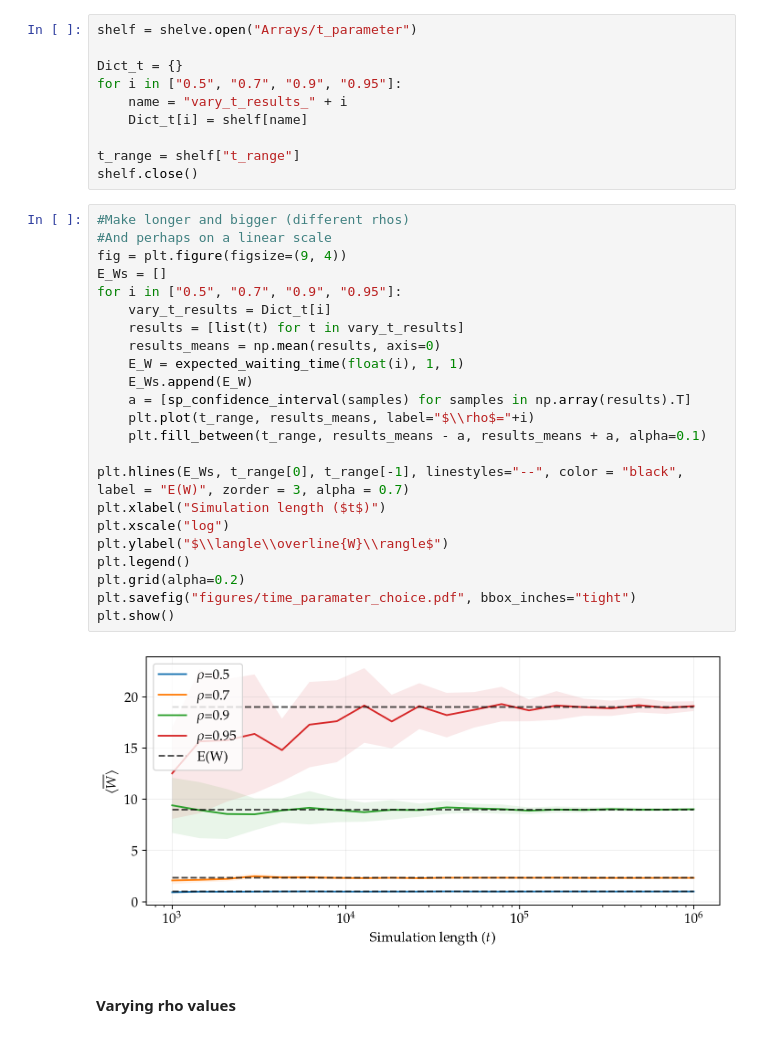
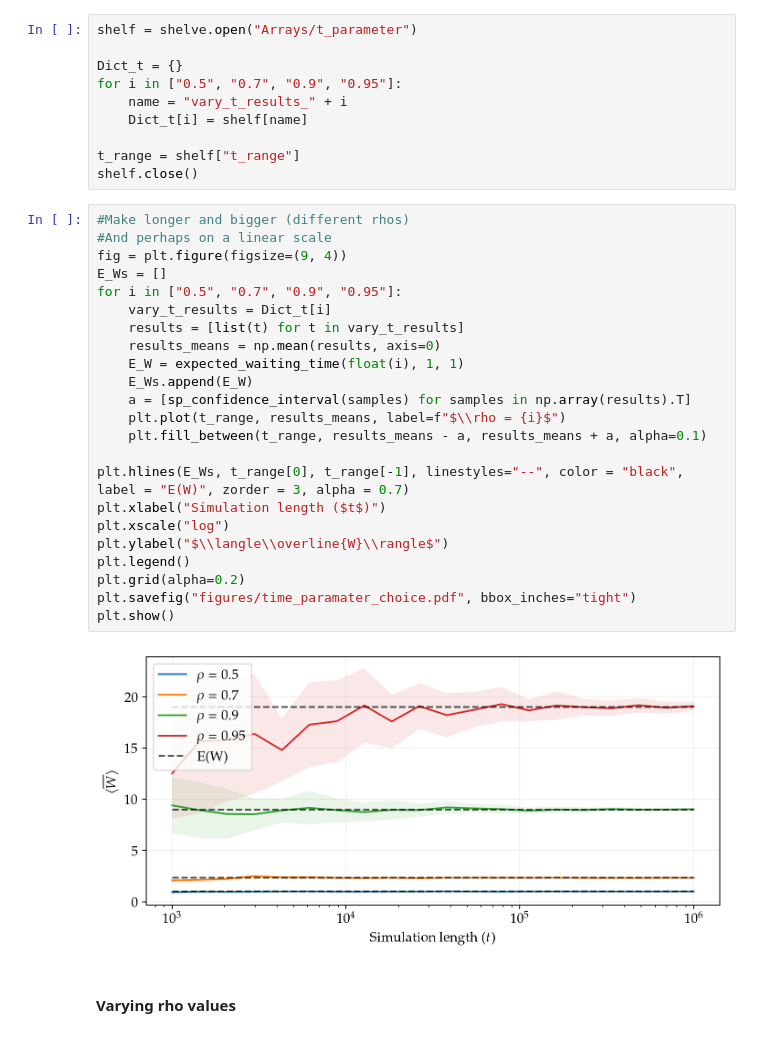
Before and after one commit to Maloup/Stochastic_assignment_2, a Jupyter notebook: Result_visualization.ipynb, the cells around one changed output. Drawn from its saved outputs; the diff is of its cells as text.

Commit message:
Rho math spacing in time plot

```diff
--- a/Result_visualization.ipynb
+++ b/Result_visualization.ipynb
@@ -161,28 +161,28 @@ shelf.close()
 # %%
 #Make longer and bigger (different rhos)
 #And perhaps on a linear scale
 fig = plt.figure(figsize=(9, 4))
 E_Ws = []
 for i in ["0.5", "0.7", "0.9", "0.95"]:
     vary_t_results = Dict_t[i]
     results = [list(t) for t in vary_t_results]
     results_means = np.mean(results, axis=0)
     E_W = expected_waiting_time(float(i), 1, 1)
     E_Ws.append(E_W)
     a = [sp_confidence_interval(samples) for samples in np.array(results).T]
-    plt.plot(t_range, results_means, label="$\\rho$="+i)
+    plt.plot(t_range, results_means, label=f"$\\rho = {i}$")
     plt.fill_between(t_range, results_means - a, results_means + a, alpha=0.1)
 
 plt.hlines(E_Ws, t_range[0], t_range[-1], linestyles="--", color = "black", label = "E(W)", zorder = 3, alpha = 0.7)
 plt.xlabel("Simulation length ($t$)")
 plt.xscale("log")
 plt.ylabel("$\\langle\\overline{W}\\rangle$")
 plt.legend()
 plt.grid(alpha=0.2)
 plt.savefig("figures/time_paramater_choice.pdf", bbox_inches="tight")
 plt.show()
 # %% [output]
-[figure, old version]
+[figure, new version]
 # %% [markdown]
 #### Varying rho values
 # %%
```
Also changed, not shown: 1 other file.
